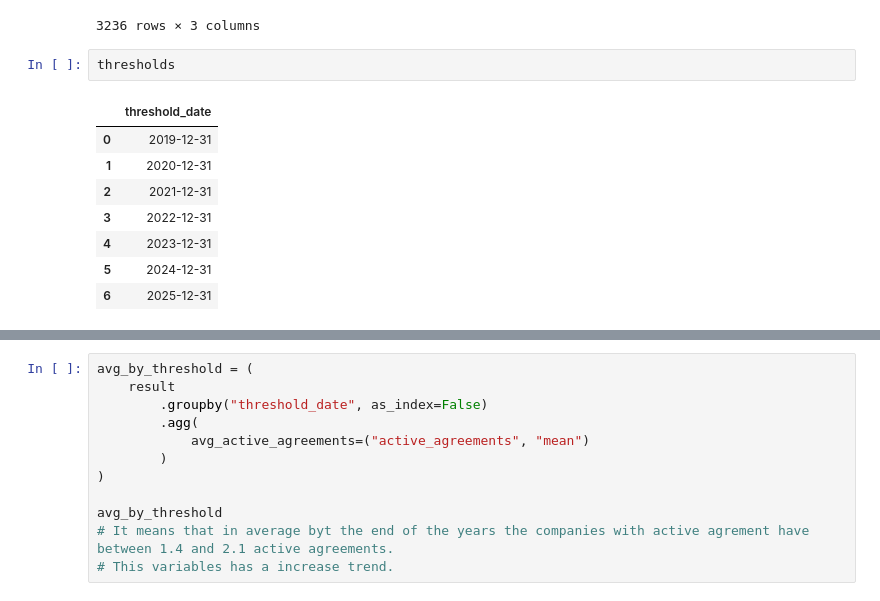
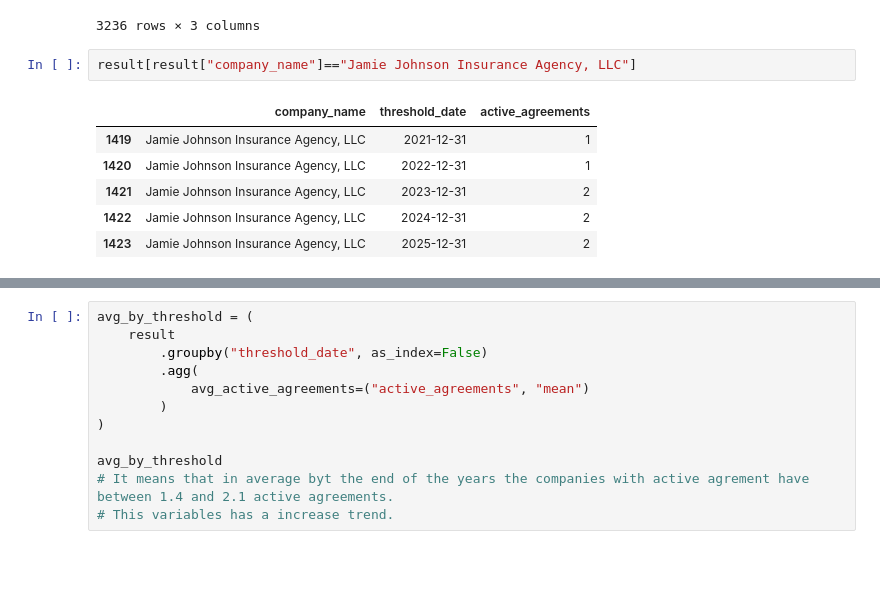
Before and after one commit to LinaMRuizG/Data-Analyst-Automation-Specialist-Test-Trial, a Jupyter notebook: solution.ipynb, the cells around one changed output, grey strips where cells are left out. Drawn from its saved outputs; the diff is of its cells as text; blank space fills up the shorter version.

```diff
--- a/solution.ipynb
+++ b/solution.ipynb
@@ -1211,13 +1453,11 @@ result
 | 3235 | zinafayyad | 2021-12-31 | 2 |
 3236 rows × 3 columns
 # %%
-thresholds
+result[result["company_name"]=="Jamie Johnson Insurance Agency, LLC"]
 # %% [output]
-|  | threshold_date |
-| 0 | 2019-12-31 |
-| 1 | 2020-12-31 |
-| 2 | 2021-12-31 |
-| 3 | 2022-12-31 |
-| 4 | 2023-12-31 |
-| 5 | 2024-12-31 |
-| 6 | 2025-12-31 |
+|  | company_name | threshold_date | active_agreements |
+| 1419 | Jamie Johnson Insurance Agency, LLC | 2021-12-31 | 1 |
+| 1420 | Jamie Johnson Insurance Agency, LLC | 2022-12-31 | 1 |
+| 1421 | Jamie Johnson Insurance Agency, LLC | 2023-12-31 | 2 |
+| 1422 | Jamie Johnson Insurance Agency, LLC | 2024-12-31 | 2 |
+| 1423 | Jamie Johnson Insurance Agency, LLC | 2025-12-31 | 2 |
```
Also changed, not shown: parts of 49 cells of this notebook.
